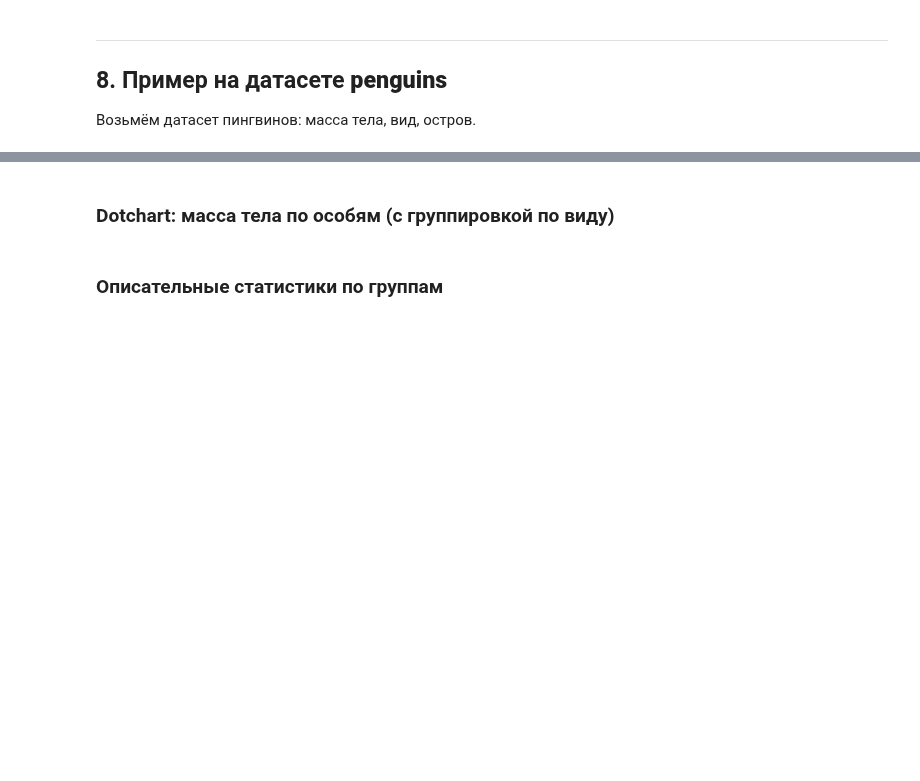
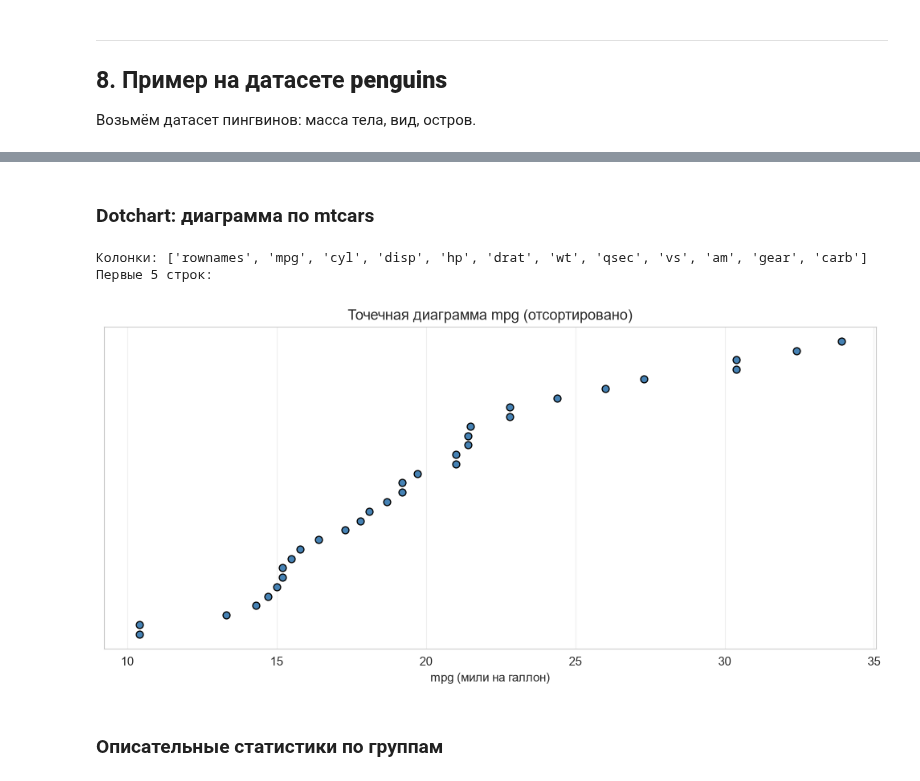
Before and after one commit to Qweeckusha/big_data_vvsu, a Jupyter notebook: practices/lab5/Task_05_Correlation_Python.ipynb, the cells around one changed output, grey strips where cells are left out. Cells and saved outputs as stored; diff of their text form; code cells hidden in the pictures; blank space fills up the shorter version.

```diff
--- a/practices/lab5/Task_05_Correlation_Python.ipynb
+++ b/practices/lab5/Task_05_Correlation_Python.ipynb
@@ -171,2 +285,2 @@ print(penguins.columns.tolist())
 # %% [markdown]
-### Dotchart: масса тела по особям (с группировкой по виду)
+### Dotchart: диаграмма по mtcars
@@ -190,3 +287,25 @@ plt.show()
+# %%
+url = "https://raw.githubusercontent.com/vincentarelbundock/Rdatasets/master/csv/datasets/mtcars.csv"
+mtcars = pd.read_csv(url)
+print("Колонки:", mtcars.columns.tolist())
+print("Первые 5 строк:")
+mtcars.head()
+
+# Точечная диаграмма mpg (dotchart-стиль)
+mpg_sorted = np.sort(mtcars["mpg"].values)
+plt.figure(figsize=(10, 5))
+plt.scatter(mpg_sorted, range(len(mpg_sorted)), color="steelblue",
+            s=40, edgecolors="black")
+plt.yticks([])
+plt.xlabel("mpg (мили на галлон)")
+plt.title("Точечная диаграмма mpg (отсортировано)")
+plt.grid(True, axis="x", alpha=0.3)
+plt.tight_layout()
+plt.show()
+# %% [output]
+Колонки: ['rownames', 'mpg', 'cyl', 'disp', 'hp', 'drat', 'wt', 'qsec', 'vs', 'am', 'gear', 'carb']
+Первые 5 строк:
+[figure, added]
 # %% [markdown]
 ### Описательные статистики по группам
 # %%
```
Also changed, not shown: parts of 20 cells of this notebook, 1 other file.
